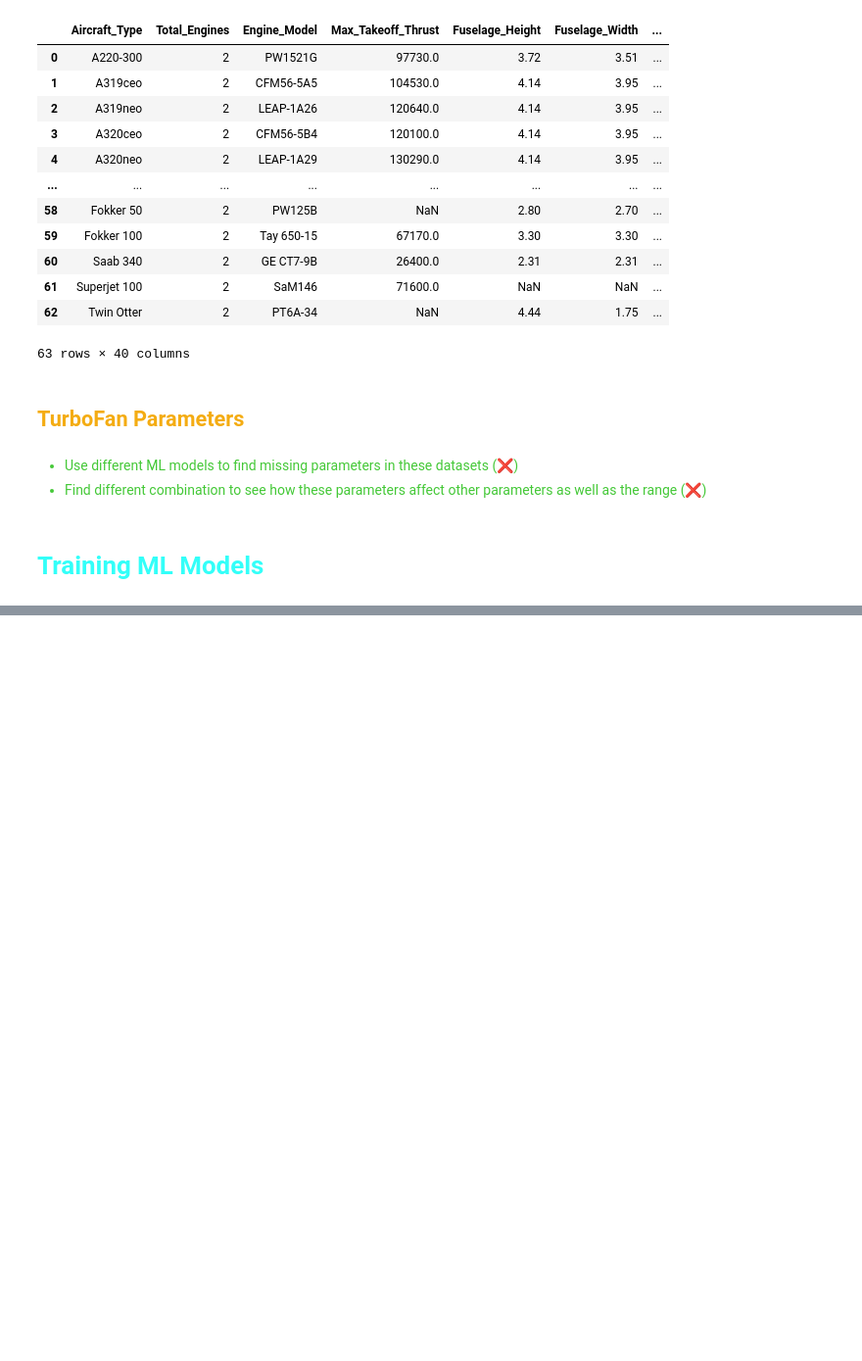
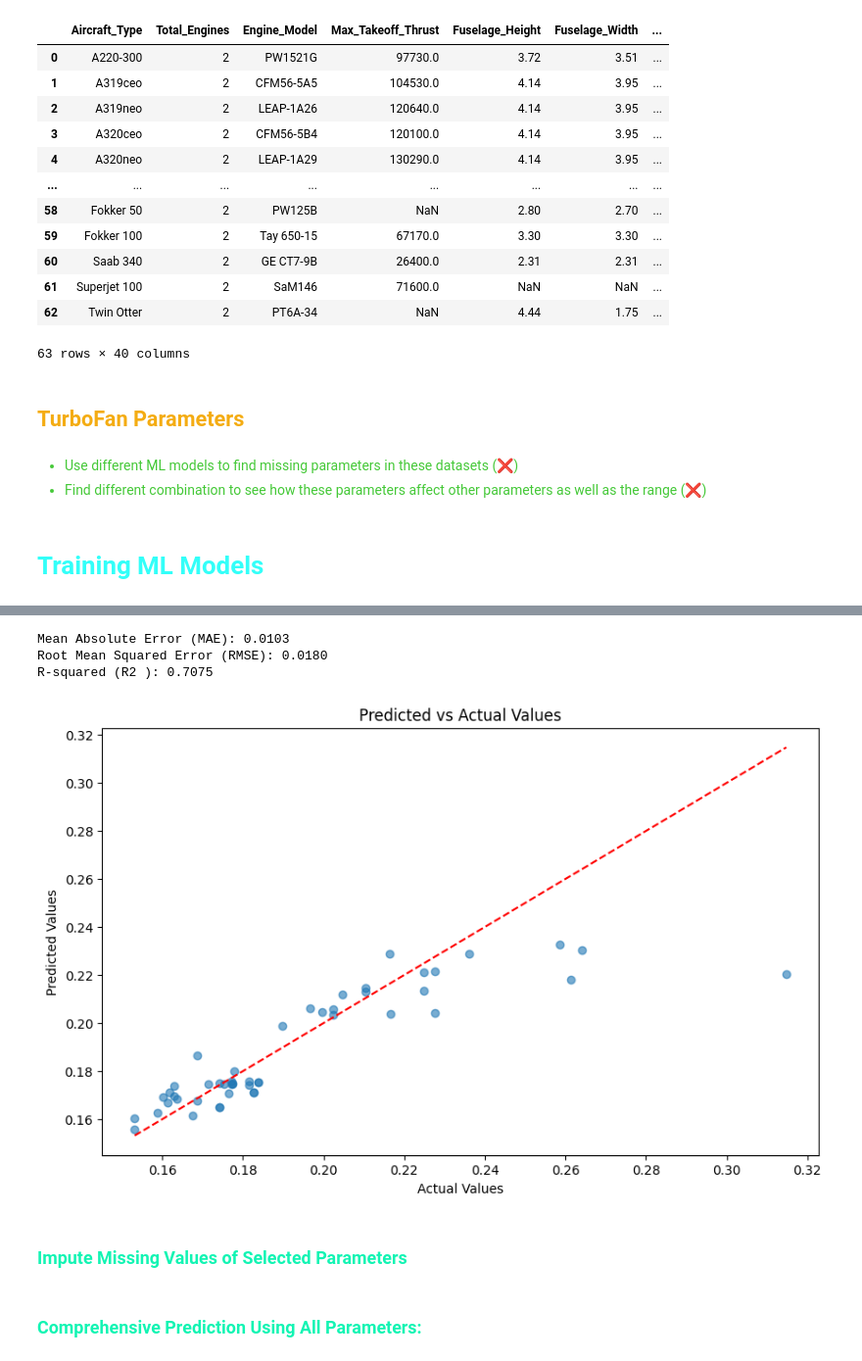
Before and after one commit to stahir01/Master-Thesis, a Jupyter notebook: Master_Thesis_Datasets_NewVersion.ipynb, the cells around one changed output, grey strips where cells are left out. Shown at 98% size. Saved outputs shown, nothing was run; the diff lists cells and outputs as text; code cells hidden in the pictures; blank space fills up the shorter version.

```diff
--- a/Master_Thesis_Datasets_NewVersion.ipynb
+++ b/Master_Thesis_Datasets_NewVersion.ipynb
@@ -3594,0 +3835,7 @@ dataset
+# %%
+# Make predictions
+predictions_scaled = model.predict(X_test)
+
+# Inverse transform the predictions to original scale
+predictions = y_scalar_value.inverse_transform(predictions_scaled)
+y_test_original = y_scalar_value.inverse_transform(y_test)
@@ -3594,0 +3844,11 @@ dataset
+# %%
+evaluate_regression_model(y_test_original, predictions)
+# %% [output]
+Mean Absolute Error (MAE): 0.0103
+Root Mean Squared Error (RMSE): 0.0180
+R-squared (R2 ): 0.7075
+[figure, added]
+# %% [markdown]
+### <font style="color: #12F4B3;"> <strong>Impute Missing Values of Selected Parameters</strong></font>
+# %% [markdown]
+### <font style="color: #12F4B3;"> <strong>Comprehensive Prediction Using All Parameters:</strong></font>
```
Also changed, not shown: parts of 19 cells of this notebook, 8 other files.
